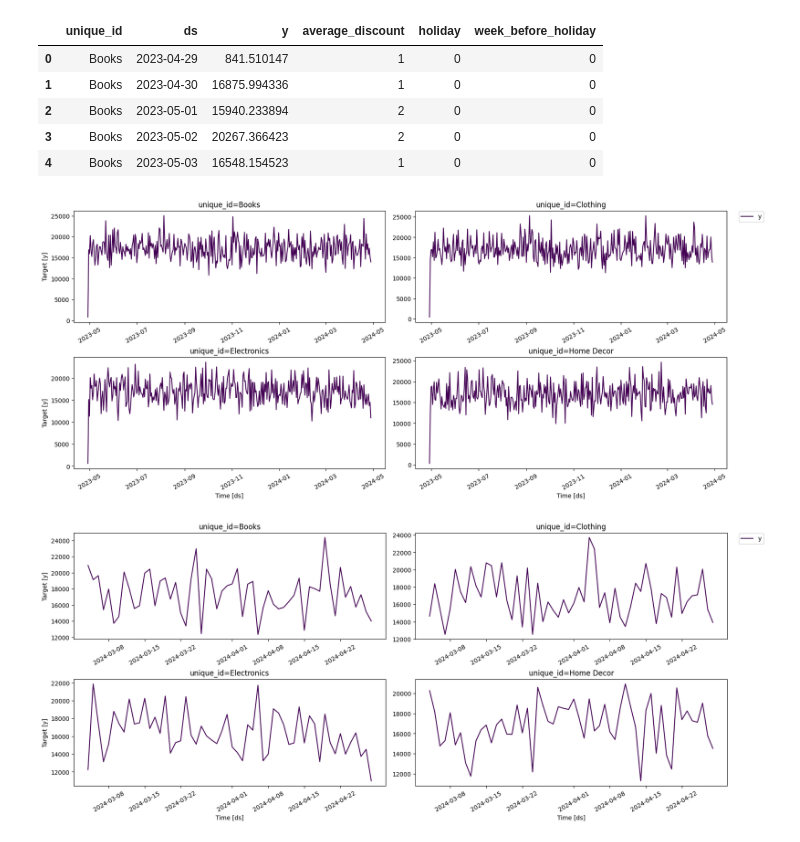
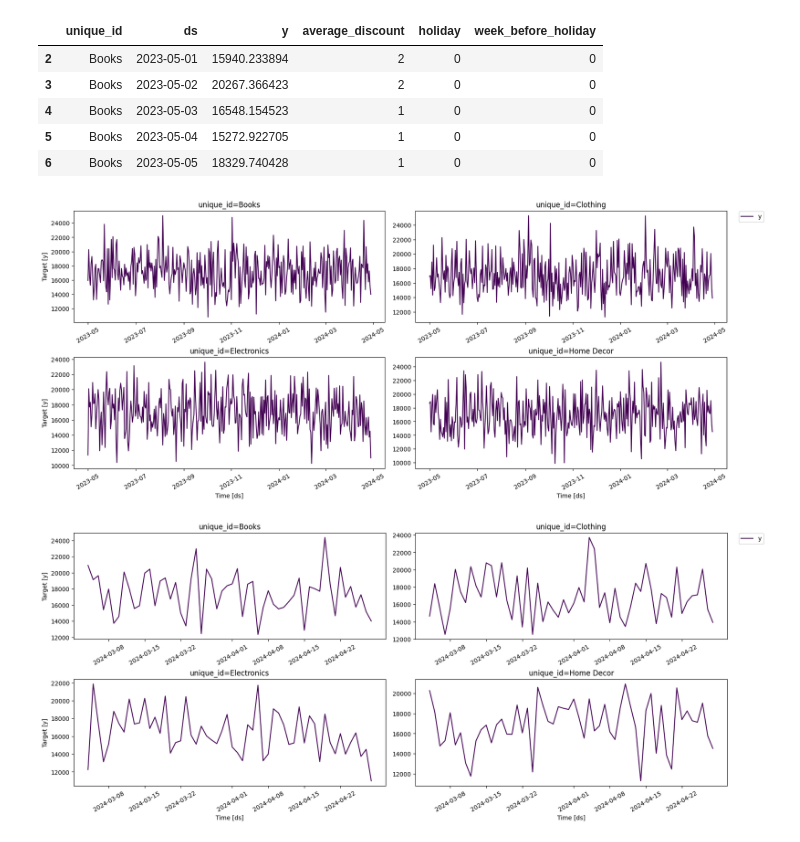
Before and after one commit to marcopeix/FoundationModelsForTimeSeriesForecasting, a Jupyter notebook: 02_tinyfm_code.ipynb, the cells around one changed output. Drawn from its saved outputs; the diff is of its cells as text; code cells hidden in the pictures.

```diff
--- a/02_tinyfm_code.ipynb
+++ b/02_tinyfm_code.ipynb
@@ -11,18 +11,19 @@ import warnings
 warnings.filterwarnings("ignore")
 # %%
 df = pd.read_csv("data/retail_transactions.csv", parse_dates=["ds"])
+df = df[df["ds"] >= "2023-05-01"]
 df.head()
 # %% [output]
 |  | unique_id | ds | y | average_discount | holiday | week_before_holiday |
-| 0 | Books | 2023-04-29 | 841.510147 | 1 | 0 | 0 |
-| 1 | Books | 2023-04-30 | 16875.994336 | 1 | 0 | 0 |
 | 2 | Books | 2023-05-01 | 15940.233894 | 2 | 0 | 0 |
 | 3 | Books | 2023-05-02 | 20267.366423 | 2 | 0 | 0 |
 | 4 | Books | 2023-05-03 | 16548.154523 | 1 | 0 | 0 |
+| 5 | Books | 2023-05-04 | 15272.922705 | 1 | 0 | 0 |
+| 6 | Books | 2023-05-05 | 18329.740428 | 1 | 0 | 0 |
 # %%
 plot_series(df=df, palette="viridis")
 # %% [output]
-[figure, old version]
+[figure, new version]
 # %%
 plot_series(df=df, max_insample_length=56, palette="viridis")
 # %% [output]
```
Also changed, not shown: parts of 12 cells of this notebook, 1 other file.
